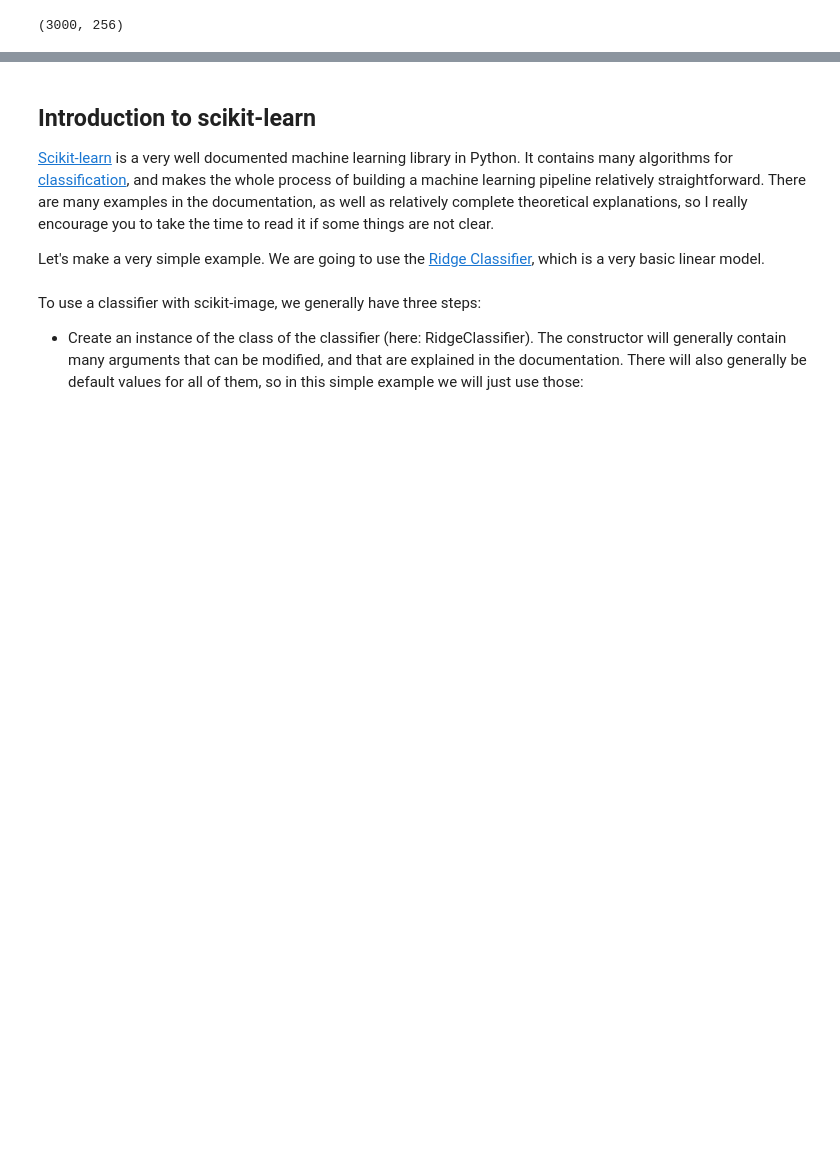
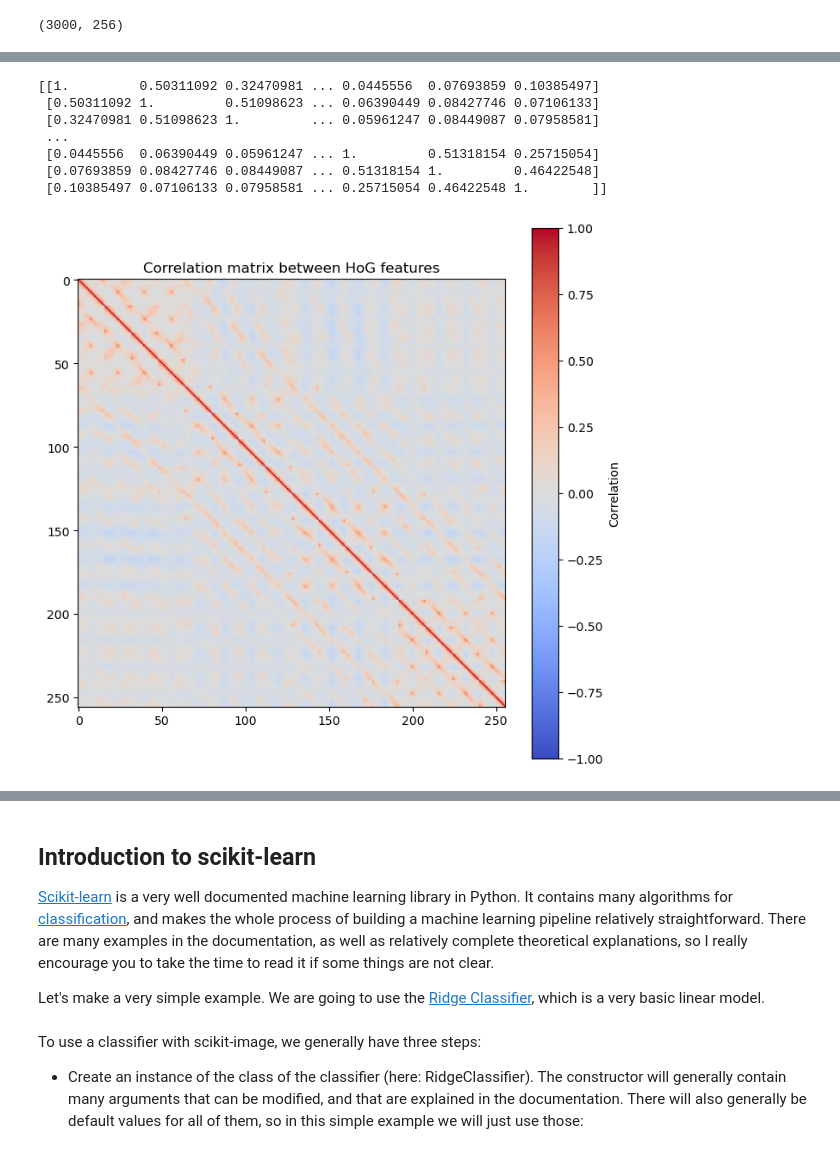
Before and after one commit to Raspberree/info-h-501, a Jupyter notebook: docs/LABS/ML0_Introduction.ipynb, the cells around one changed output, grey strips where cells are left out. Drawn from its saved outputs; the diff is of its cells as text; code cells hidden in the pictures; blank space fills up the shorter version.

```diff
--- a/docs/LABS/ML0_Introduction.ipynb
+++ b/docs/LABS/ML0_Introduction.ipynb
@@ -209,0 +269,21 @@ Median: 0.002034900958491955
+# %%
+# Correlation and dimensionality :
+
+corr = np.corrcoef(X_train, rowvar=False)
+
+print(corr)
+
+plt.figure(figsize=(8, 8))
+plt.imshow(corr, cmap="coolwarm", vmin=-1, vmax=1)
+plt.colorbar(label="Correlation")
+plt.title("Correlation matrix between HoG features")
+plt.show()
+# %% [output]
+[[1.         0.50311092 0.32470981 ... 0.0445556  0.07693859 0.10385497]
+ [0.50311092 1.         0.51098623 ... 0.06390449 0.08427746 0.07106133]
+ [0.32470981 0.51098623 1.         ... 0.05961247 0.08449087 0.07958581]
+ ...
+ [0.0445556  0.06390449 0.05961247 ... 1.         0.51318154 0.25715054]
+ [0.07693859 0.08427746 0.08449087 ... 0.51318154 1.         0.46422548]
+ [0.10385497 0.07106133 0.07958581 ... 0.25715054 0.46422548 1.        ]]
+[figure, added]
```
Also changed, not shown: parts of 15 cells of this notebook.
